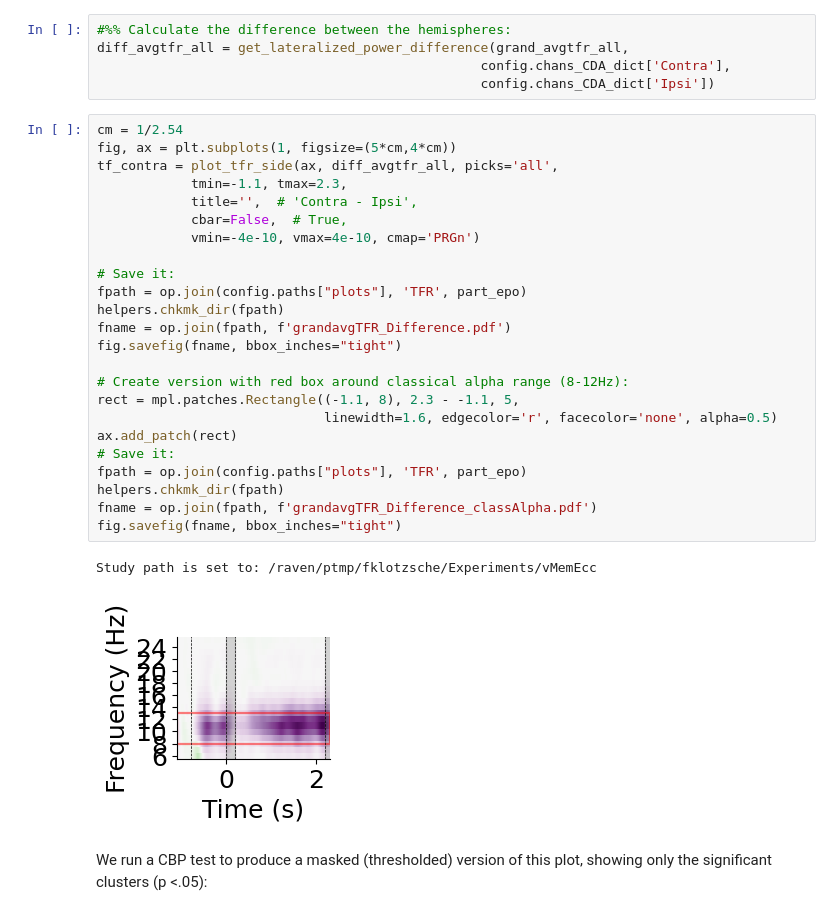
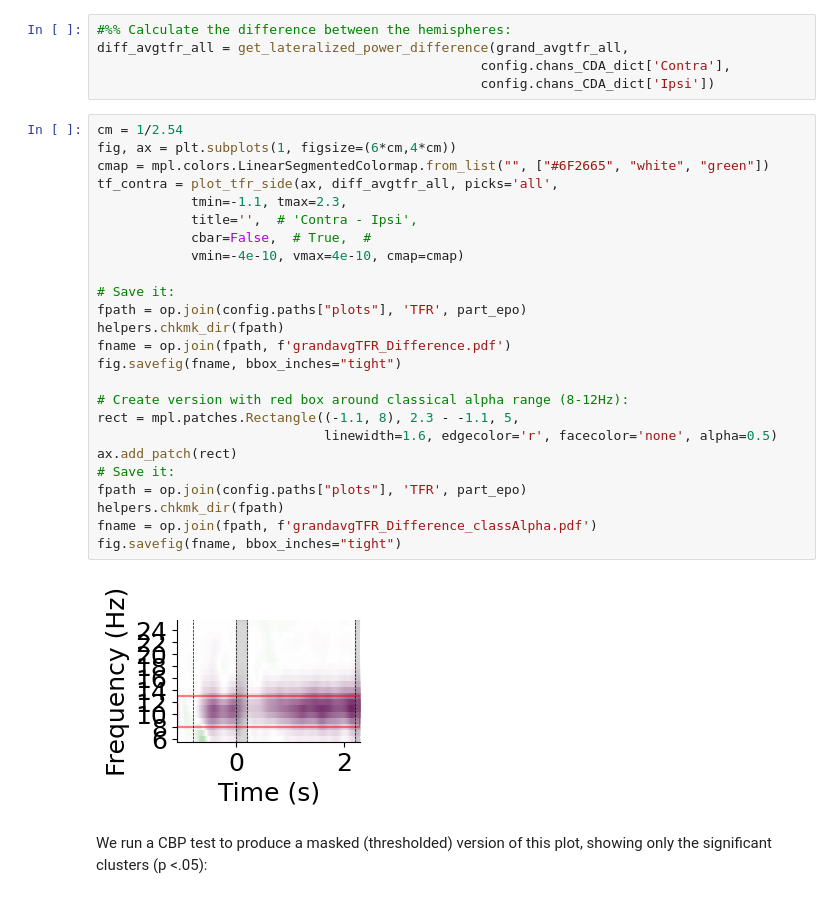
Before and after one commit to eioe/vMemEcc-Analyses, a Jupyter notebook: Analyses_Py/Pipeline_clean/03.2_evaluate_TFRs.ipynb, the cells around one changed output. Drawn from its saved outputs; the diff is of its cells as text.

```diff
--- a/Analyses_Py/Pipeline_clean/03.2_evaluate_TFRs.ipynb
+++ b/Analyses_Py/Pipeline_clean/03.2_evaluate_TFRs.ipynb
@@ -470,31 +471,31 @@ diff_avgtfr_all = get_lateralized_power_difference(grand_avgtfr_all,
                                                  config.chans_CDA_dict['Ipsi'])
 # %%
 cm = 1/2.54
-fig, ax = plt.subplots(1, figsize=(5*cm,4*cm))
+fig, ax = plt.subplots(1, figsize=(6*cm,4*cm))
+cmap = mpl.colors.LinearSegmentedColormap.from_list("", ["#6F2665", "white", "green"])
 tf_contra = plot_tfr_side(ax, diff_avgtfr_all, picks='all',
             tmin=-1.1, tmax=2.3,
             title='',  # 'Contra - Ipsi',
-            cbar=False,  # True,
-            vmin=-4e-10, vmax=4e-10, cmap='PRGn')
+            cbar=False,  # True,  #
+            vmin=-4e-10, vmax=4e-10, cmap=cmap)
 
 # Save it:
 fpath = op.join(config.paths["plots"], 'TFR', part_epo)
 helpers.chkmk_dir(fpath)
 fname = op.join(fpath, f'grandavgTFR_Difference.pdf')
 fig.savefig(fname, bbox_inches="tight")
 
 # Create version with red box around classical alpha range (8-12Hz):
 rect = mpl.patches.Rectangle((-1.1, 8), 2.3 - -1.1, 5,
                              linewidth=1.6, edgecolor='r', facecolor='none', alpha=0.5)
 ax.add_patch(rect)
 # Save it:
 fpath = op.join(config.paths["plots"], 'TFR', part_epo)
 helpers.chkmk_dir(fpath)
 fname = op.join(fpath, f'grandavgTFR_Difference_classAlpha.pdf')
 fig.savefig(fname, bbox_inches="tight")
 # %% [output]
-Study path is set to: /raven/ptmp/fklotzsche/Experiments/vMemEcc
-[figure, old version]
+[figure, new version]
 # %% [markdown]
 We run a CBP test to produce a masked (thresholded) version of this plot, showing only the significant clusters (p <.05):
 # %%
```
Also changed, not shown: parts of 6 cells of this notebook.
